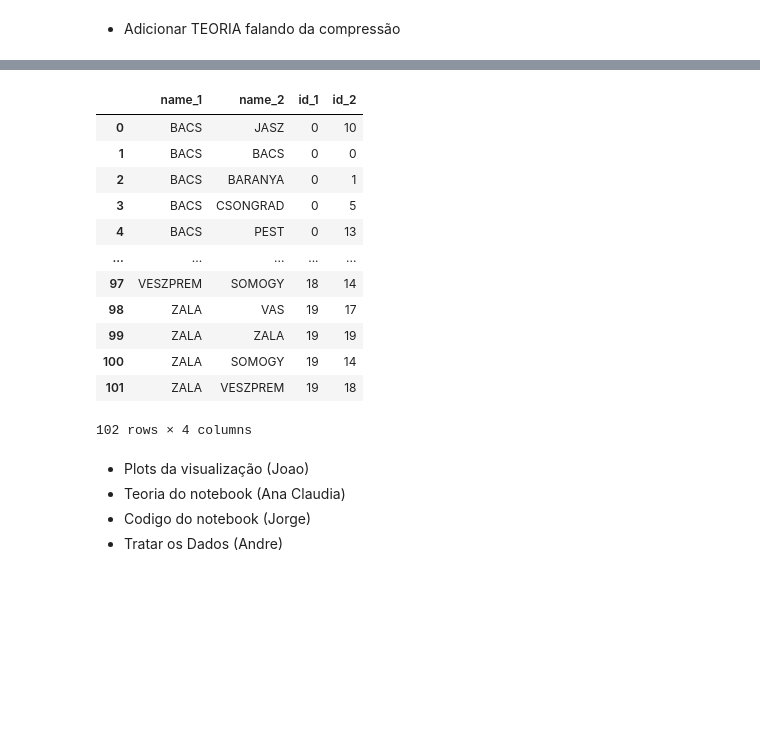
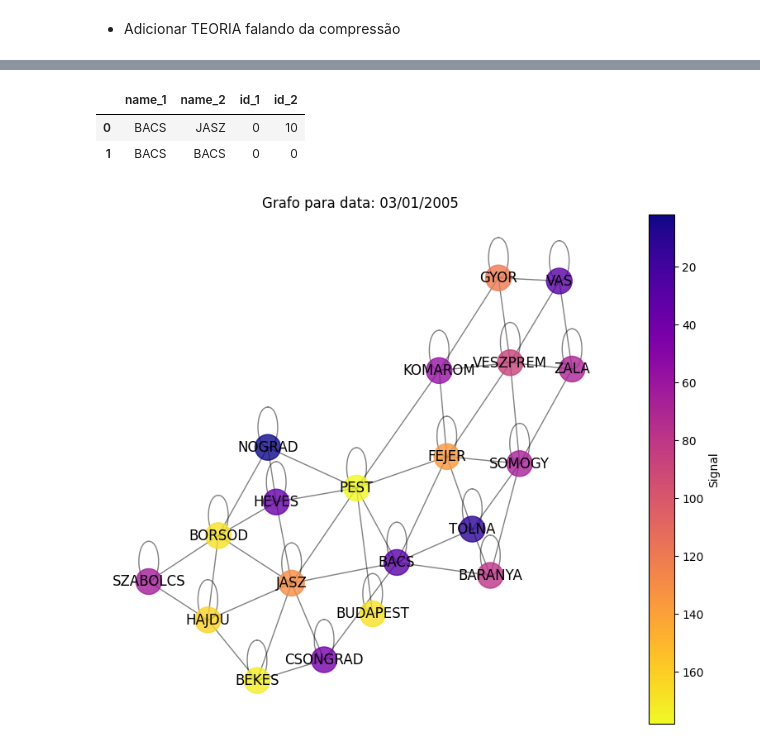
Before and after one commit to andregdmitri/SME0243_TeoriaEspectral, a Jupyter notebook: T1_TeoriaEspectral.ipynb, the cells around one changed output, grey strips where cells are left out. Drawn from its saved outputs; the diff is of its cells as text; code cells hidden in the pictures; blank space fills up the shorter version.

Commit message:
Add Graph code

```diff
--- a/T1_TeoriaEspectral.ipynb
+++ b/T1_TeoriaEspectral.ipynb
@@ -123,21 +120,64 @@ pd.read_csv('data/hungary_chickenpox.csv')
 # %%
-pd.read_csv('data/hungary_county_edges.csv')
+df_edges = pd.read_csv('data/hungary_county_edges.csv')
+df_edges.head(2)
 # %% [output]
 |  | name_1 | name_2 | id_1 | id_2 |
 | 0 | BACS | JASZ | 0 | 10 |
 | 1 | BACS | BACS | 0 | 0 |
-| 2 | BACS | BARANYA | 0 | 1 |
-| 3 | BACS | CSONGRAD | 0 | 5 |
-| 4 | BACS | PEST | 0 | 13 |
-| ... | ... | ... | ... | ... |
-| 97 | VESZPREM | SOMOGY | 18 | 14 |
-| 98 | ZALA | VAS | 19 | 17 |
-| 99 | ZALA | ZALA | 19 | 19 |
-| 100 | ZALA | SOMOGY | 19 | 14 |
-| 101 | ZALA | VESZPREM | 19 | 18 |
-102 rows × 4 columns
-# %% [markdown]
-- Plots da visualização (Joao)
-- Teoria do notebook (Ana Claudia)
-- Codigo do notebook (Jorge)
-- Tratar os Dados (Andre)
+# %%
+# Lista com todos os grafos
+all_graphs = []
+
+# Iterando sobre cada data em df_pox
+for date in df_pox['Date'].unique():
+    # Filtrnado df_pox por data
+    df_current_date = df_pox[df_pox['Date'] == date]
+
+    # Inicializando o Grafo
+    G = nx.Graph()
+
+    # Adicionar nós (cidades) com suas features (valor de infectados)
+    for index, row in df_current_date.iterrows():
+        city = index
+        for col in df_pox.columns[1:]: # Nao usar a coluna date aqui
+            signal_value = row[col]
+            G.add_node(col, signal=signal_value)
+
+    # Conexão entre cidades (arestas)
+    for index, row in df_edges.iterrows():
+        name_1 = row['name_1']
+        name_2 = row['name_2']
+        G.add_edge(name_1, name_2)
+
+    # Desenhando um exemplo
+    if date == df_pox['Date'].iloc[0]: # Desenhando um unico exemplo
+        plt.figure(figsize=(10, 8))
+        pos = nx.spring_layout(G)
+        signal_values = [G.nodes[city]['signal'] for city in G.nodes()]
+        norm = plt.Normalize(min(signal_values), max(signal_values))
+        cmap = plt.cm.plasma
+        nx.draw_networkx_nodes(G, pos, node_size=500, node_color=signal_values, cmap=cmap, alpha=0.8)
+
+        # Desenhar as Edges
+        nx.draw_networkx_edges(G, pos, edgelist=G.edges(), width=1.0, alpha=0.5)
+
+        # Desenhar as labels (nome da cidade)
+        nx.draw_networkx_labels(G, pos, font_size=12, font_family='sans-serif')
+
+        sm = plt.cm.ScalarMappable(cmap=cmap, norm=norm)
+        sm.set_array([])
+        cbar = plt.colorbar(sm, ax=plt.gca(), label='Signal')
+        cbar.ax.invert_yaxis()  # Optional: invert colorbar if needed
+        plt.title(f'Grafo para data: {date}')
+        example_graph = G
+        plt.axis('off')
+        plt.show()
+    all_graphs.append(G) # Guardando todos os grafos
+    converted_date = date.replace('/', '_')
+    nx.write_graphml(G, f"grafos/graph_{converted_date}.graphml")
+
+# Salvando a lista de Grafos
+with open("grafos/graph_list.pickle", "wb") as f:
+    pickle.dump(all_graphs, f)
+# %% [output]
+[figure, added]
```
Also changed, not shown: parts of 6 cells of this notebook.
